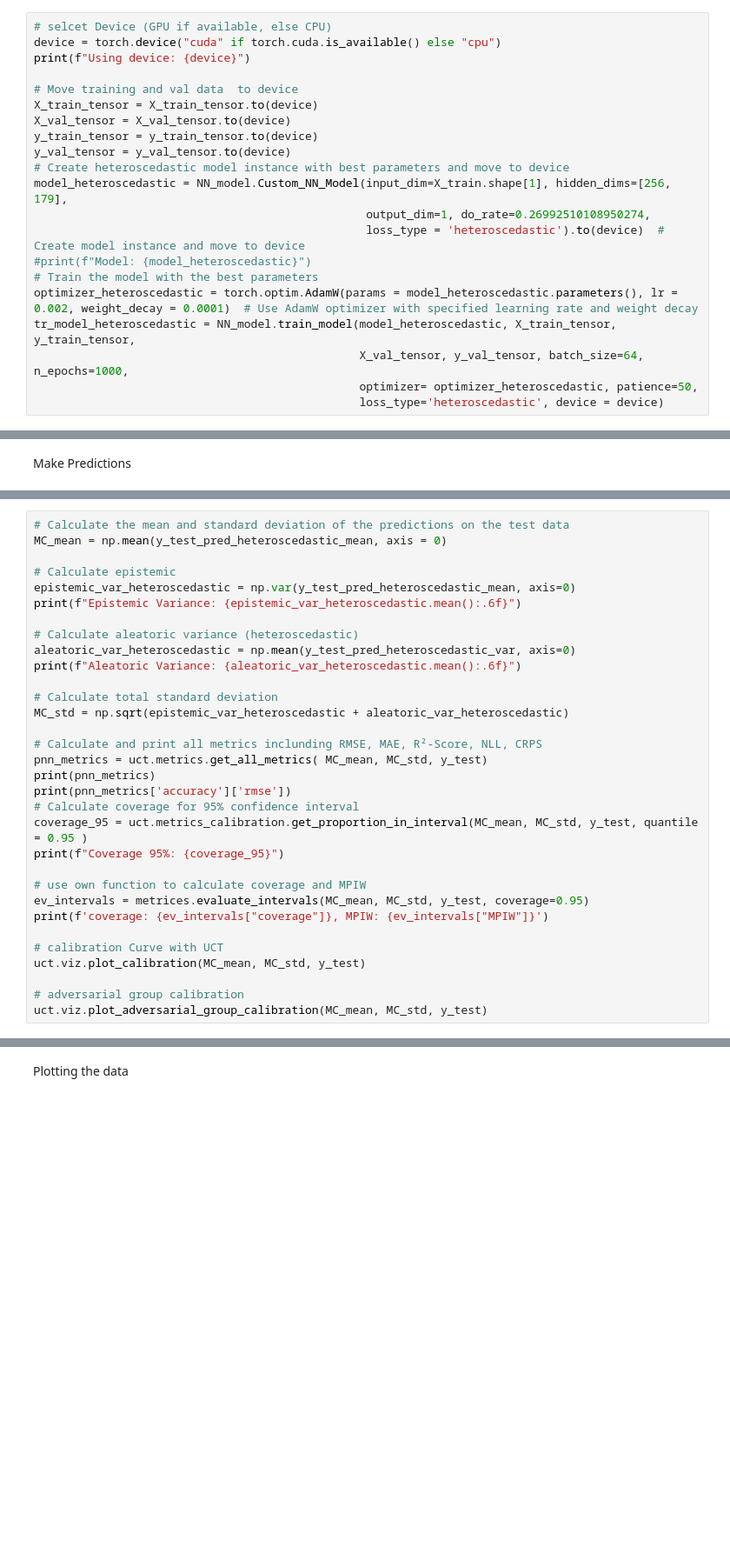
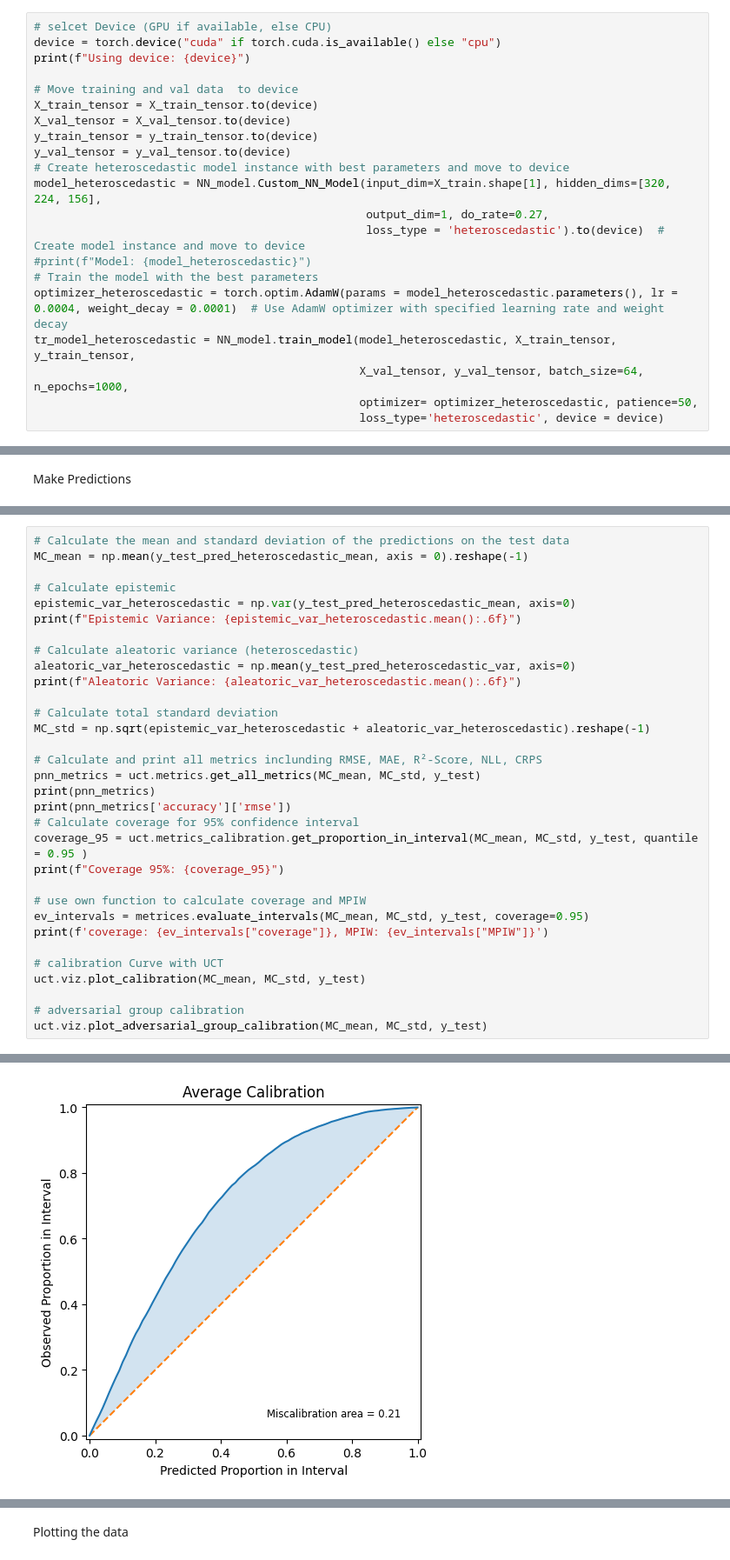
Before and after one commit to Fynn1612/Masterarbeit, a Jupyter notebook: models/Heteroscedastic MC Dropout.ipynb, the cells around one changed output, grey strips where cells are left out. Shown at 87% size. Saved outputs shown, nothing was run; the diff lists cells and outputs as text; blank space fills up the shorter version.

```diff
--- a/models/Heteroscedastic MC Dropout.ipynb
+++ b/models/Heteroscedastic MC Dropout.ipynb
@@ -232,12 +232,12 @@ X_val_tensor = X_val_tensor.to(device)
 y_train_tensor = y_train_tensor.to(device)
 y_val_tensor = y_val_tensor.to(device)
 # Create heteroscedastic model instance with best parameters and move to device
-model_heteroscedastic = NN_model.Custom_NN_Model(input_dim=X_train.shape[1], hidden_dims=[256,  179],
-                                                 output_dim=1, do_rate=0.26992510108950274,
+model_heteroscedastic = NN_model.Custom_NN_Model(input_dim=X_train.shape[1], hidden_dims=[320, 224, 156],
+                                                 output_dim=1, do_rate=0.27,
                                                  loss_type = 'heteroscedastic').to(device)  # Create model instance and move to device
 #print(f"Model: {model_heteroscedastic}")
 # Train the model with the best parameters
-optimizer_heteroscedastic = torch.optim.AdamW(params = model_heteroscedastic.parameters(), lr = 0.002, weight_decay = 0.0001)  # Use AdamW optimizer with specified learning rate and weight decay
+optimizer_heteroscedastic = torch.optim.AdamW(params = model_heteroscedastic.parameters(), lr = 0.0004, weight_decay = 0.0001)  # Use AdamW optimizer with specified learning rate and weight decay
 tr_model_heteroscedastic = NN_model.train_model(model_heteroscedastic, X_train_tensor, y_train_tensor,
                                                 X_val_tensor, y_val_tensor, batch_size=64, n_epochs=1000,
                                                 optimizer= optimizer_heteroscedastic, patience=50,
@@ -293,6 +291,6 @@ NameError: name 'tr_model_heteroscedastic' is not defined
 # %%
 # Calculate the mean and standard deviation of the predictions on the test data
-MC_mean = np.mean(y_test_pred_heteroscedastic_mean, axis = 0)
+MC_mean = np.mean(y_test_pred_heteroscedastic_mean, axis = 0).reshape(-1)
 
 # Calculate epistemic
 epistemic_var_heteroscedastic = np.var(y_test_pred_heteroscedastic_mean, axis=0)
@@ -303,10 +301,10 @@ aleatoric_var_heteroscedastic = np.mean(y_test_pred_heteroscedastic_var, axis=0)
 print(f"Aleatoric Variance: {aleatoric_var_heteroscedastic.mean():.6f}")
 
 # Calculate total standard deviation
-MC_std = np.sqrt(epistemic_var_heteroscedastic + aleatoric_var_heteroscedastic)
+MC_std = np.sqrt(epistemic_var_heteroscedastic + aleatoric_var_heteroscedastic).reshape(-1)
 
 # Calculate and print all metrics inclunding RMSE, MAE, R²-Score, NLL, CRPS
-pnn_metrics = uct.metrics.get_all_metrics( MC_mean, MC_std, y_test)
+pnn_metrics = uct.metrics.get_all_metrics(MC_mean, MC_std, y_test)
 print(pnn_metrics)
 print(pnn_metrics['accuracy']['rmse'])
 # Calculate coverage for 95% confidence interval
@@ -322,3 +320,4 @@ uct.viz.plot_calibration(MC_mean, MC_std, y_test)
 
 # adversarial group calibration
 uct.viz.plot_adversarial_group_calibration(MC_mean, MC_std, y_test)
+# %% [output]
@@ -324,0 +351 @@ uct.viz.plot_adversarial_group_calibration(MC_mean, MC_std, y_test)
+[figure, added]
```
Also changed, not shown: parts of 3 cells of this notebook, 2 other files.
